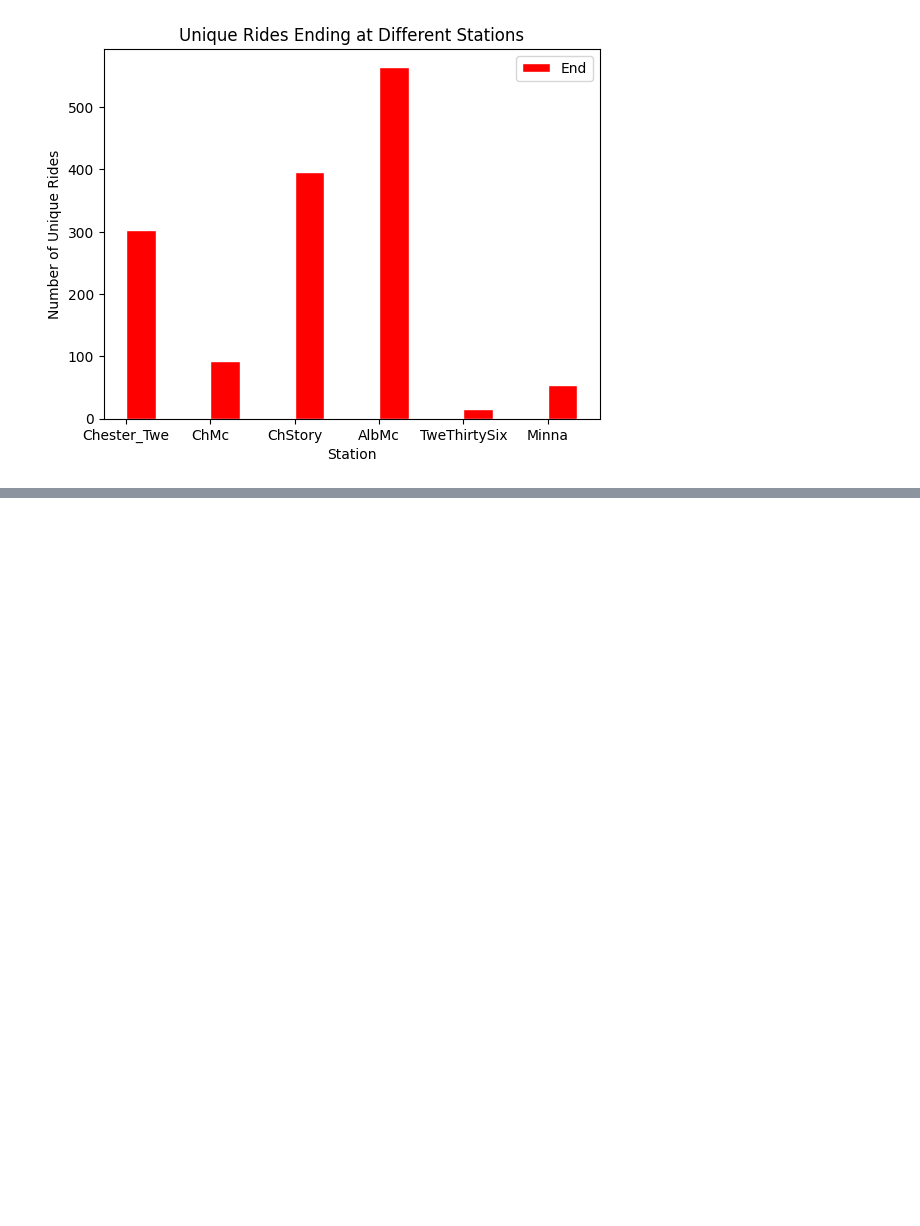
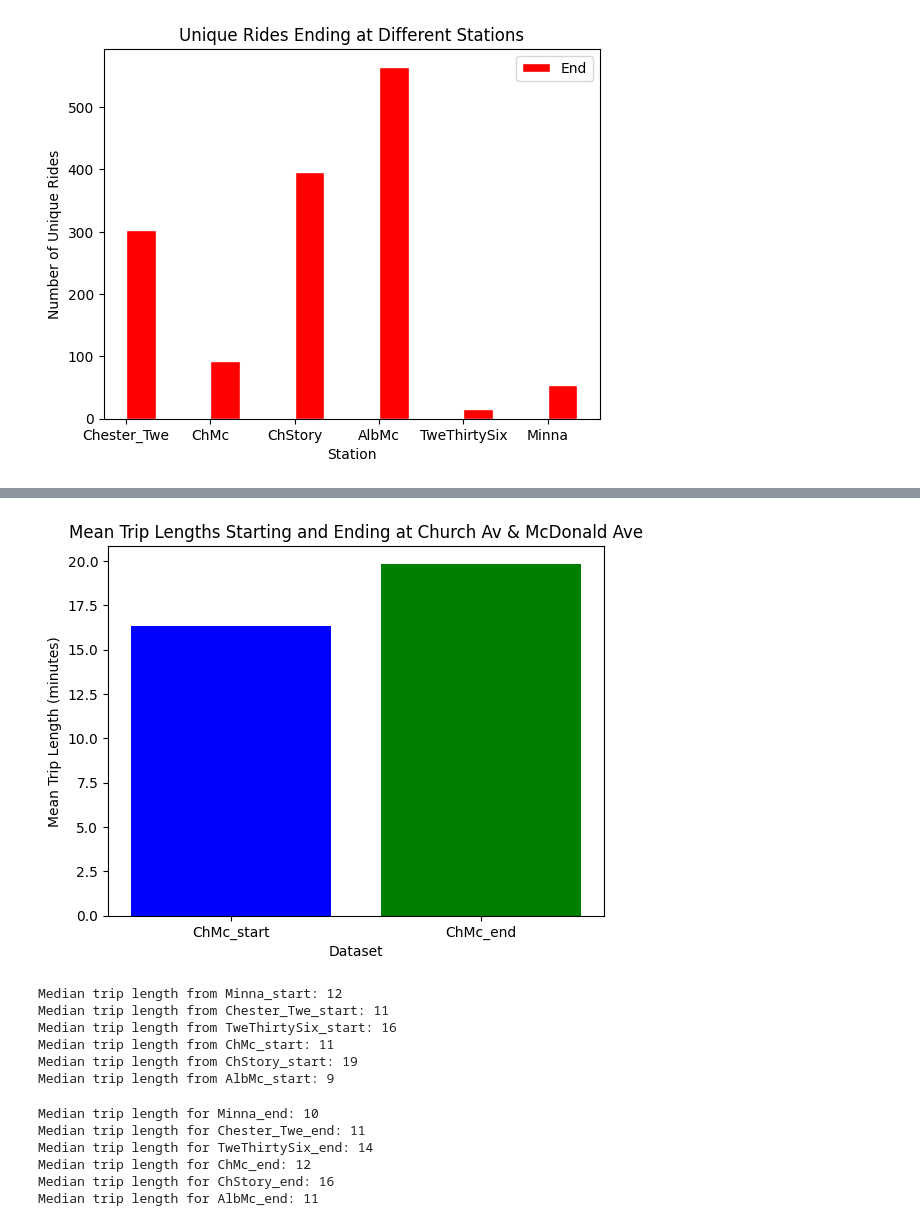
Before and after one commit to 7tiesdan/IntroToPythonLCC, a Jupyter notebook: CitibikeDataMult.ipynb, the cells around one changed output, grey strips where cells are left out. Drawn from its saved outputs; the diff is of its cells as text; code cells hidden in the pictures; blank space fills up the shorter version.

```diff
--- a/CitibikeDataMult.ipynb
+++ b/CitibikeDataMult.ipynb
@@ -627,0 +632,3 @@ plt.show()
+# %%
+ChMc_start['triplength'] = (pd.to_datetime(ChMc_start['ended_at']) - pd.to_datetime(ChMc_start['started_at'])).dt.total_seconds() / 60
+ChMc_start.head()
@@ -627,0 +647,70 @@ plt.show()
+# %%
+# prompt: generate mean values of 'triplength' column for ChMc_end and ChMc_start dataframes, and plot in a bar graph
+
+# Calculate mean trip lengths
+mean_start_length = ChMc_start['triplength'].mean()
+mean_end_length = ChMc_end['triplength'].mean()
+
+# Plot bar graph
+plt.bar(['ChMc_start', 'ChMc_end'], [mean_start_length, mean_end_length], color=['blue', 'green'])
+plt.xlabel('Dataset')
+plt.ylabel('Mean Trip Length (minutes)')
+plt.title('Mean Trip Lengths Starting and Ending at Church Av & McDonald Ave')
+plt.show()
+# %% [output]
+[figure, added]
+# %%
+# prompt: calculate and print median values for dataframes
+# Minna_start
+# Chester_Twe_start
+# TweThirtySix_start
+# ChMc_start
+# ChStory_start
+# AlbMc_start
+# and round the median values to the nearest integer
+
+# Calculate median trip lengths and round to nearest integer
+median_Minna_start = round(Minna_start['triplength'].median())
+median_Chester_Twe_start = round(Chester_Twe_start['triplength'].median())
+median_TweThirtySix_start = round(TweThirtySix_start['triplength'].median())
+median_ChMc_start = round(ChMc_start['triplength'].median())
+median_ChStory_start = round(ChStory_start['triplength'].median())
+median_AlbMc_start = round(AlbMc_start['triplength'].median())
+
+# Print median values
+print("Median trip length from Minna_start:", median_Minna_start)
+print("Median trip length from Chester_Twe_start:", median_Chester_Twe_start)
+print("Median trip length from TweThirtySix_start:", median_TweThirtySix_start)
+print("Median trip length from ChMc_start:", median_ChMc_start)
+print("Median trip length from ChStory_start:", median_ChStory_start)
+print("Median trip length from AlbMc_start:", median_AlbMc_start)
+# %% [output]
+Median trip length from Minna_start: 12
+Median trip length from Chester_Twe_start: 11
+Median trip length from TweThirtySix_start: 16
+Median trip length from ChMc_start: 11
+Median trip length from ChStory_start: 19
+Median trip length from AlbMc_start: 9
+# %%
+# Calculate median trip lengths
+median_Minna_end = round(Minna_end['triplength'].median())
+median_Chester_Twe_end = round(Chester_Twe_end['triplength'].median())
+median_TweThirtySix_end = round(TweThirtySix_end['triplength'].median())
+median_ChMc_end = round(ChMc_end['triplength'].median())
+median_ChStory_end = round(ChStory_end['triplength'].median())
+median_AlbMc_end = round(AlbMc_end['triplength'].median())
+
+# Print median values
+print("Median trip length for Minna_end:", median_Minna_end)
+print("Median trip length for Chester_Twe_end:", median_Chester_Twe_end)
+print("Median trip length for TweThirtySix_end:", median_TweThirtySix_end)
+print("Median trip length for ChMc_end:", median_ChMc_end)
+print("Median trip length for ChStory_end:", median_ChStory_end)
+print("Median trip length for AlbMc_end:", median_AlbMc_end)
+# %% [output]
+Median trip length for Minna_end: 10
+Median trip length for Chester_Twe_end: 11
+Median trip length for TweThirtySix_end: 14
+Median trip length for ChMc_end: 12
+Median trip length for ChStory_end: 16
+Median trip length for AlbMc_end: 11
```
Also changed, not shown: parts of 25 cells of this notebook.
